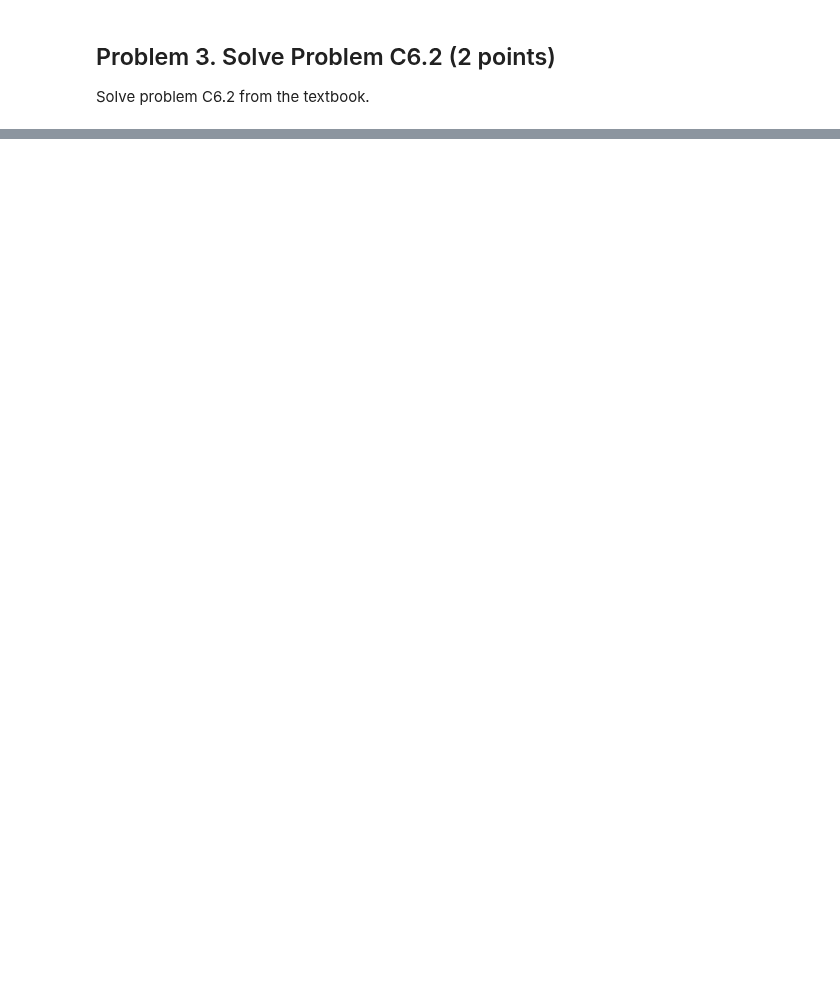
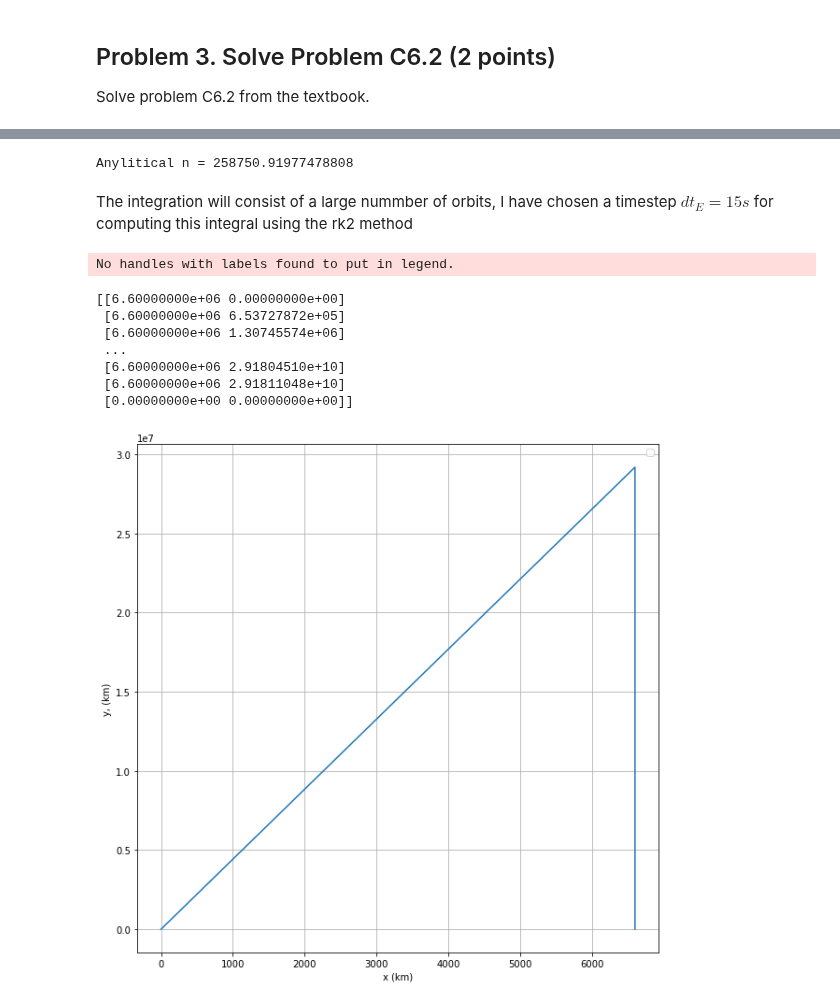
Before and after one commit to Youngposeidon/computational-mechanics-delivery, a Jupyter notebook: project4.ipynb, the cells around one changed output, grey strips where cells are left out. Drawn from its saved outputs; the diff is of its cells as text; code cells hidden in the pictures; blank space fills up the shorter version.

```diff
--- a/project4.ipynb
+++ b/project4.ipynb
@@ -367,0 +478,17 @@ Solve problem C6.2 from the textbook.
+# %%
+r0 = 6.6*10**6 # m
+epsilon0 = 0.9656 #
+epsilonf = 1/7
+delta = 0.01
+
+a0 = r0/(1 - epsilon0)
+
+v0 = np.sqrt(Gconst*Mearthkg*a0*(1 - epsilon0**2)/r0**2)
+
+nanalitical = v0/delta - np.sqrt(Gconst*Mearthkg*(1 - epsilonf**2)/(r0*(1 - epsilonf)))/delta
+
+print("Anylitical n =", nanalitical)
+# %% [output]
+Anylitical n = 258750.91977478808
+# %% [markdown]
+The integration will consist of a large nummber of orbits, I have chosen a timestep $dt_E = 15 s$ for computing this integral using the rk2 method
@@ -367,0 +534,39 @@ Solve problem C6.2 from the textbook.
+# %%
+dtE = 60 # s
+tfE = 1*31*24*3600 # month
+
+# time array
+tE = np.arange(0,tfE,dtE)
+# 2D arrays for position and velocity in x and y
+r = np.zeros((len(tE),2))
+v = np.zeros((len(tE),2))
+
+# inital conditions as calculated above
+r[0,:] = [r0, 0]
+v[0,:] = [0,v0]
+
+# numerical for loop
+for i in range(len(tE) - 2):
+    r[i + 1,:], v[i + 1,:] = rk2(NLG, r[i,:], v[i,:], tE[i], dtE)
+
+earthplot(r[:,0]*10**(-3), r[:,1]*10**(-3), "x (km)", "y, (km)")
+# PhysPlot.plot(xelip[:,0]/AU, xelip[:,1]/AU, "x (AU)","y (AU)")
+
+# modifiedPlanetPlot(r[:,0], r[:,1], ["Circular"], "x (AU)","y (AU)")
+
+# PhysPlot.plot(t, E, r"Time ($t,$ $s$)", r"Energy ($E,$ $J$)")
+# PhysPlot.multiplot([x[0:i], xa[0:nodragstop], xalindrag[0:i]], [z[0:i], za[0:nodragstop], zalindrag[0:i]], ["Numerical", "Analytic - no drag", "Analytic - drag"], "x (m)", "z (m)")
+
+# parabolara is where energy of the system = 0
+
+print(r)
+# %% [output]
+No handles with labels found to put in legend.
+[[6.60000000e+06 0.00000000e+00]
+ [6.60000000e+06 6.53727872e+05]
+ [6.60000000e+06 1.30745574e+06]
+ ...
+ [6.60000000e+06 2.91804510e+10]
+ [6.60000000e+06 2.91811048e+10]
+ [0.00000000e+00 0.00000000e+00]]
+[figure, added]
```
Also changed, not shown: parts of 15 cells of this notebook.
